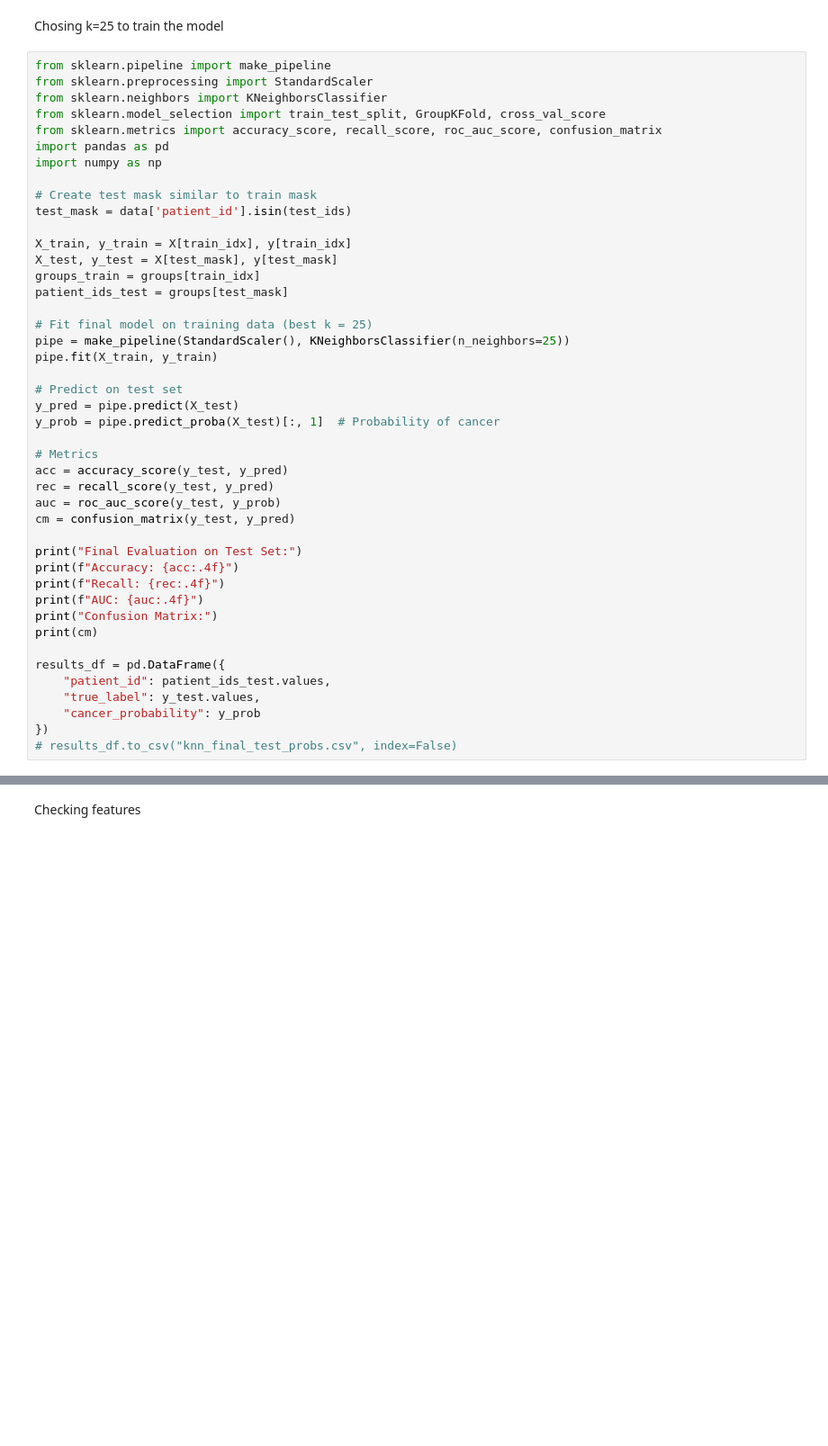
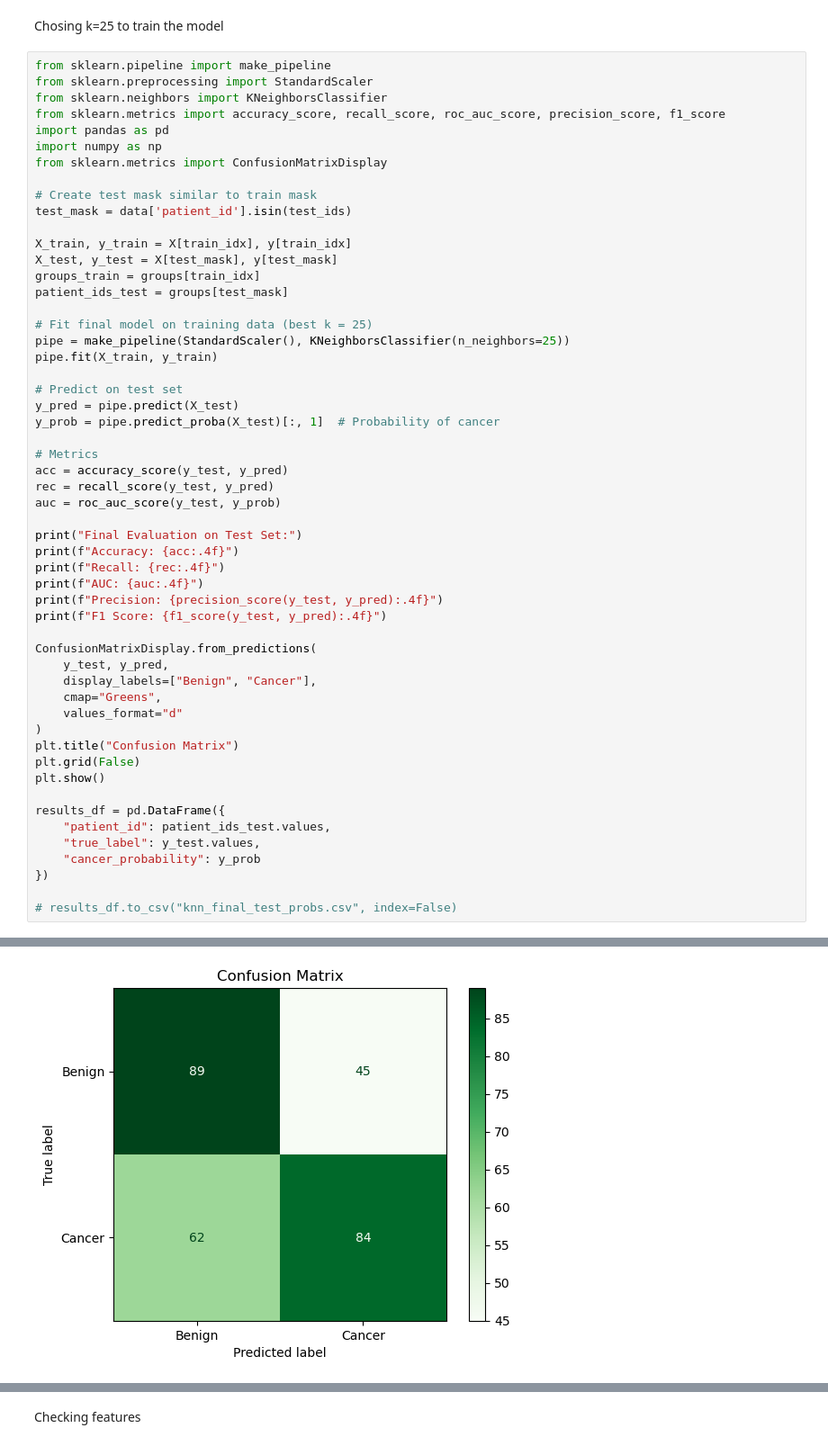
Before and after one commit to chamiyeah/2025-FYP-groupPenguins, a Jupyter notebook: baseline.ipynb, the cells around one changed output, grey strips where cells are left out. Shown at 90% size. Cells and saved outputs as stored; diff of their text form; blank space fills up the shorter version.

```diff
--- a/baseline.ipynb
+++ b/baseline.ipynb
@@ -84,10 +84,10 @@ Chosing k=25 to train the model
 from sklearn.pipeline import make_pipeline
 from sklearn.preprocessing import StandardScaler
 from sklearn.neighbors import KNeighborsClassifier
-from sklearn.model_selection import train_test_split, GroupKFold, cross_val_score
-from sklearn.metrics import accuracy_score, recall_score, roc_auc_score, confusion_matrix
+from sklearn.metrics import accuracy_score, recall_score, roc_auc_score, precision_score, f1_score
 import pandas as pd
 import numpy as np
+from sklearn.metrics import ConfusionMatrixDisplay
 
 # Create test mask similar to train mask
 test_mask = data['patient_id'].isin(test_ids)
@@ -109,20 +109,30 @@ y_prob = pipe.predict_proba(X_test)[:, 1]  # Probability of cancer
 acc = accuracy_score(y_test, y_pred)
 rec = recall_score(y_test, y_pred)
 auc = roc_auc_score(y_test, y_prob)
-cm = confusion_matrix(y_test, y_pred)
 
 print("Final Evaluation on Test Set:")
 print(f"Accuracy: {acc:.4f}")
 print(f"Recall: {rec:.4f}")
 print(f"AUC: {auc:.4f}")
-print("Confusion Matrix:")
-print(cm)
+print(f"Precision: {precision_score(y_test, y_pred):.4f}")
+print(f"F1 Score: {f1_score(y_test, y_pred):.4f}")
+
+ConfusionMatrixDisplay.from_predictions(
+    y_test, y_pred,
+    display_labels=["Benign", "Cancer"],
+    cmap="Greens",
+    values_format="d"
+)
+plt.title("Confusion Matrix")
+plt.grid(False)
+plt.show()
 
 results_df = pd.DataFrame({
     "patient_id": patient_ids_test.values,
     "true_label": y_test.values,
     "cancer_probability": y_prob
 })
+
 # results_df.to_csv("knn_final_test_probs.csv", index=False)
 # %% [output]
 Final Evaluation on Test Set:
@@ -134,0 +144 @@ Confusion Matrix:
+[figure, added]
```
Also changed, not shown: parts of 9 cells of this notebook.
